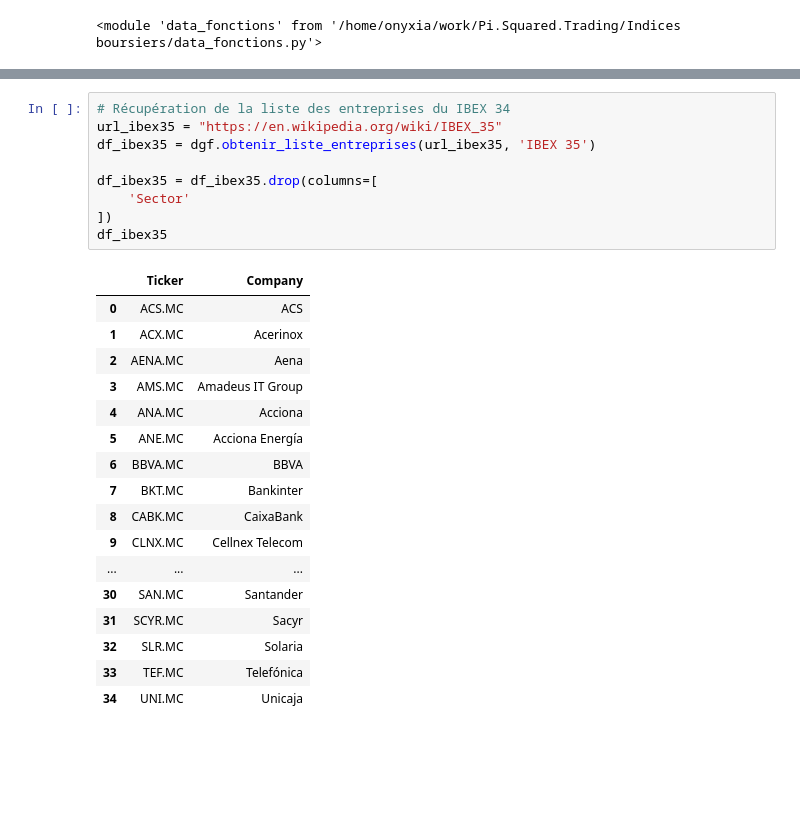
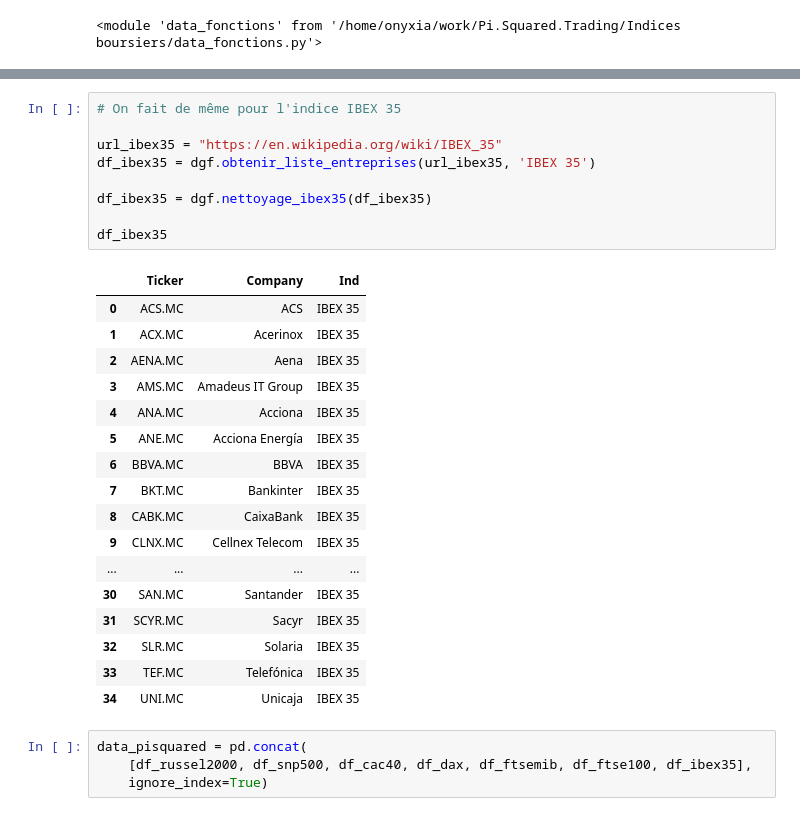
Before and after one commit to Gabriel-PEZ/Pi.Squared.Trading, a Jupyter notebook: Indices boursiers/data.ipynb, the cells around one changed output, grey strips where cells are left out. Cells and saved outputs as stored; diff of their text form; blank space fills up the shorter version.

Commit message:
Data update

```diff
--- a/Indices boursiers/data.ipynb
+++ b/Indices boursiers/data.ipynb
@@ -191,27 +159,31 @@ df_ftse100
 # %%
-# Récupération de la liste des entreprises du IBEX 34
+# On fait de même pour l'indice IBEX 35
+
 url_ibex35 = "https://en.wikipedia.org/wiki/IBEX_35"
 df_ibex35 = dgf.obtenir_liste_entreprises(url_ibex35, 'IBEX 35')
 
-df_ibex35 = df_ibex35.drop(columns=[
-    'Sector'
-])
+df_ibex35 = dgf.nettoyage_ibex35(df_ibex35)
+
 df_ibex35
 # %% [output]
-|  | Ticker | Company |
-| 0 | ACS.MC | ACS |
-| 1 | ACX.MC | Acerinox |
-| 2 | AENA.MC | Aena |
-| 3 | AMS.MC | Amadeus IT Group |
-| 4 | ANA.MC | Acciona |
-| 5 | ANE.MC | Acciona Energía |
-| 6 | BBVA.MC | BBVA |
-| 7 | BKT.MC | Bankinter |
-| 8 | CABK.MC | CaixaBank |
-| 9 | CLNX.MC | Cellnex Telecom |
-| ... | ... | ... |
-| 30 | SAN.MC | Santander |
-| 31 | SCYR.MC | Sacyr |
-| 32 | SLR.MC | Solaria |
-| 33 | TEF.MC | Telefónica |
-| 34 | UNI.MC | Unicaja |
+|  | Ticker | Company | Ind |
+| 0 | ACS.MC | ACS | IBEX 35 |
+| 1 | ACX.MC | Acerinox | IBEX 35 |
+| 2 | AENA.MC | Aena | IBEX 35 |
+| 3 | AMS.MC | Amadeus IT Group | IBEX 35 |
+| 4 | ANA.MC | Acciona | IBEX 35 |
+| 5 | ANE.MC | Acciona Energía | IBEX 35 |
+| 6 | BBVA.MC | BBVA | IBEX 35 |
+| 7 | BKT.MC | Bankinter | IBEX 35 |
+| 8 | CABK.MC | CaixaBank | IBEX 35 |
+| 9 | CLNX.MC | Cellnex Telecom | IBEX 35 |
+| ... | ... | ... | ... |
+| 30 | SAN.MC | Santander | IBEX 35 |
+| 31 | SCYR.MC | Sacyr | IBEX 35 |
+| 32 | SLR.MC | Solaria | IBEX 35 |
+| 33 | TEF.MC | Telefónica | IBEX 35 |
+| 34 | UNI.MC | Unicaja | IBEX 35 |
+# %%
+data_pisquared = pd.concat(
+    [df_russel2000, df_snp500, df_cac40, df_dax, df_ftsemib, df_ftse100, df_ibex35],
+    ignore_index=True)
```
Also changed, not shown: parts of 11 cells of this notebook, 2 other files.
